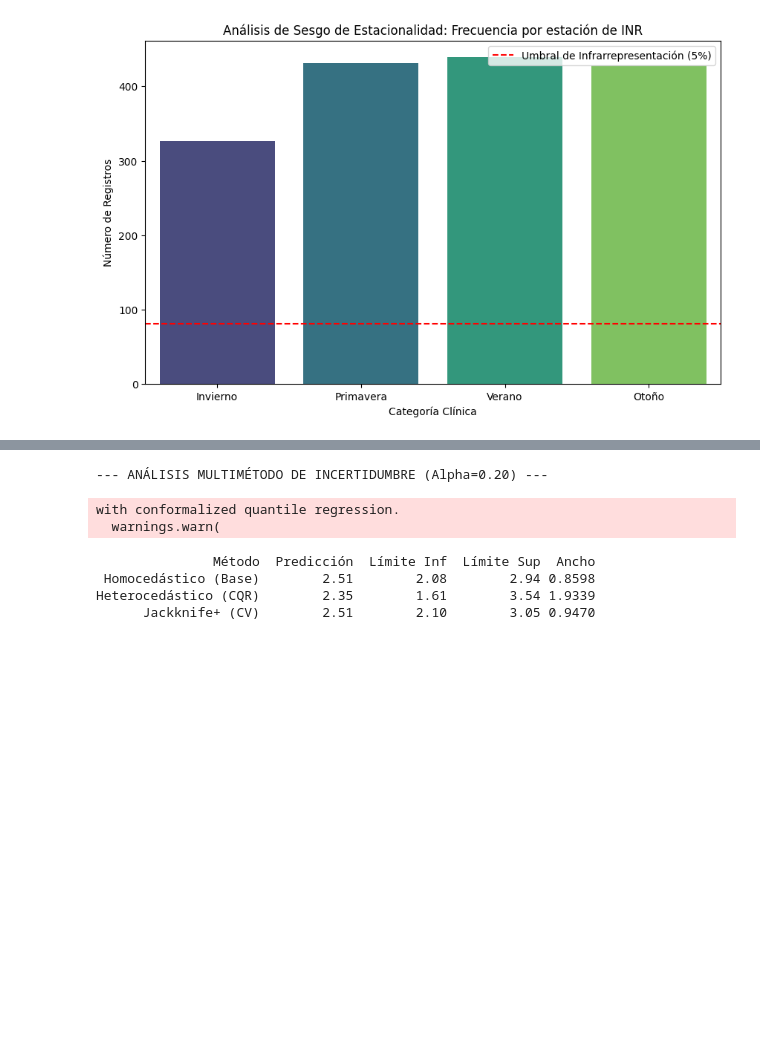
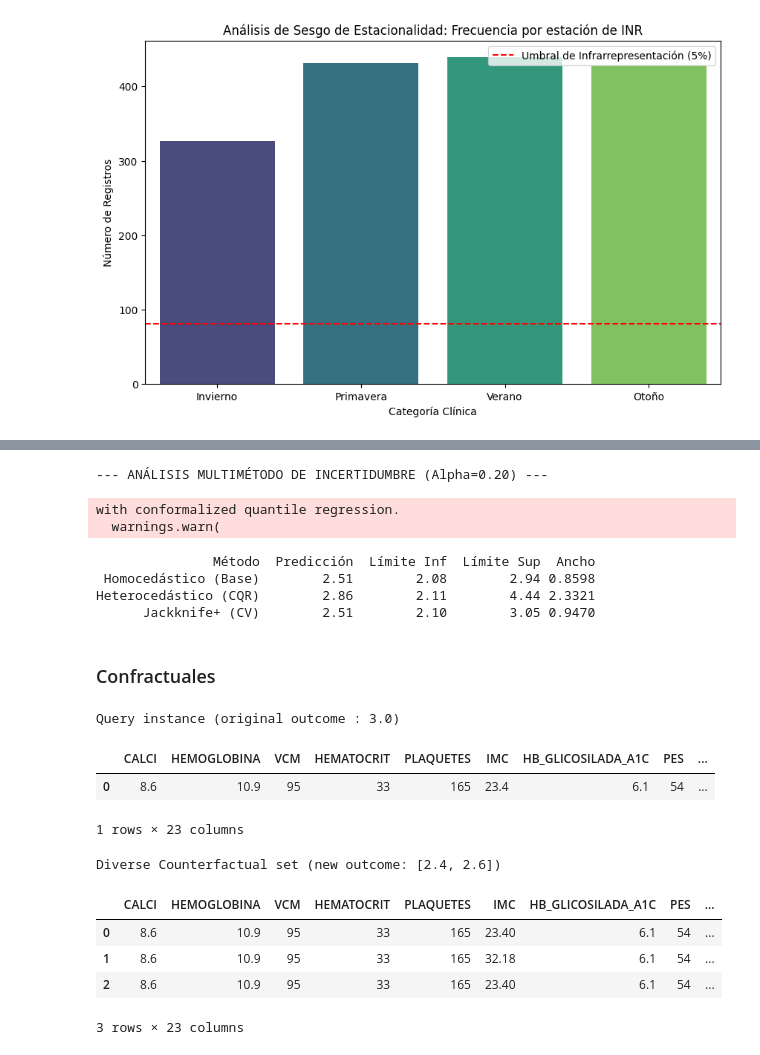
Before and after one commit to anavagi/anticoagulant-patology-analysis, a Jupyter notebook: UQ_Transferability_BiasDetection_04.ipynb, the cells around one changed output, grey strips where cells are left out. Drawn from its saved outputs; the diff is of its cells as text; code cells hidden in the pictures; blank space fills up the shorter version.

```diff
--- a/UQ_Transferability_BiasDetection_04.ipynb
+++ b/UQ_Transferability_BiasDetection_04.ipynb
@@ -872,7 +872,7 @@ paciente_3 = {
   "IMC": 27.6,
   "HB_GLICOSILADA_A1C": 7.4,
   "PES": 79,
-  "CRIBRATGE_ALIMENTACIO": 5.0,
+  "CRIBRATGE_ALIMENTACIO": 3.0,
   "MAGNESI": 1.4,
   "CLORUR": 96,
   "CBPAAT": 210,
@@ -928,5 +928,67 @@ with conformalized quantile regression.
   warnings.warn(
                Método  Predicción  Límite Inf  Límite Sup  Ancho
  Homocedástico (Base)        2.51        2.08        2.94 0.8598
-Heterocedástico (CQR)        2.35        1.61        3.54 1.9339
+Heterocedástico (CQR)        2.86        2.11        4.44 2.3321
       Jackknife+ (CV)        2.51        2.10        3.05 0.9470
+# %% [markdown]
+### Confractuales
+# %%
+import dice_ml
+
+paciente_1 = {
+  "CALCI": 8.6,
+  "HEMOGLOBINA": 10.9,
+  "VCM": 95,
+  "HEMATOCRIT": 33,
+  "PLAQUETES": 165,
+  "IMC": 23.4,
+  "HB_GLICOSILADA_A1C": 6.1,
+  "PES": 54,
+  "CRIBRATGE_ALIMENTACIO": 3.0,
+  "MAGNESI": 1.5,
+  "CLORUR": 97,
+  "CBPAAT": 138,
+  "VALORACIO_AUDIT_C": 0,
+  "NT_PROBNP": 8200,
+  "CREATINA_KINASA_CK": 98,
+  "FREQ_CARDIACA": 96,
+  "PCR": 6.2,
+  "HEMATIES": 3.5,
+  "DIAGNOSTIC_ASSOCIAT=FA_NE": 0,
+  "DIAGNOSTIC_ASSOCIAT=EP_Other_No_CorPulm": 0,
+  "DIAGNOSTIC_ASSOCIAT=FA_Cron": 1,
+  "DIAGNOSTIC_ASSOCIAT=Flebitis_Profunda": 0
+}
+
+df_train_dice = df_X_train.copy()
+df_train_dice['INR'] = y_train
+feature_names = [col for col in df_train_dice.columns if col != 'INR']
+
+# --- Inicializar DiCE ---
+# La librería DiCE requiere que le pases el modelo, los datos y los tipos de datos.
+d = dice_ml.Data(dataframe=df_train_dice, continuous_features=feature_names, outcome_name='INR')
+m = dice_ml.Model(model=rf_model, backend='sklearn', model_type='regressor')
+exp = dice_ml.Dice(d, m, method='random') # Método rápido, también se puede usar 'genetic'
+
+query_instance = pd.DataFrame([paciente_1])
+target_prediction_value = 2.5
+# --- Generar Explicaciones Contrafactuales ---
+dice_explanation = exp.generate_counterfactuals(
+     query_instance,
+     total_CFs=3, # Queremos 3 opciones diferentes
+     desired_range=[target_prediction_value - 0.1, target_prediction_value + 0.1]
+ )
+
+# 1. Generar el DataFrame de las explicaciones contrafactuales
+cf_df = dice_explanation.visualize_as_dataframe()
+# %% [output]
+Query instance (original outcome : 3.0)
+|  | CALCI | HEMOGLOBINA | VCM | HEMATOCRIT | PLAQUETES | IMC | HB_GLICOSILADA_A1C | PES | ... |
+| 0 | 8.6 | 10.9 | 95 | 33 | 165 | 23.4 | 6.1 | 54 | ... |
+1 rows × 23 columns
+Diverse Counterfactual set (new outcome: [2.4, 2.6])
+|  | CALCI | HEMOGLOBINA | VCM | HEMATOCRIT | PLAQUETES | IMC | HB_GLICOSILADA_A1C | PES | ... |
+| 0 | 8.6 | 10.9 | 95 | 33 | 165 | 23.40 | 6.1 | 54 | ... |
+| 1 | 8.6 | 10.9 | 95 | 33 | 165 | 32.18 | 6.1 | 54 | ... |
+| 2 | 8.6 | 10.9 | 95 | 33 | 165 | 23.40 | 6.1 | 54 | ... |
+3 rows × 23 columns
```
Also changed, not shown: parts of 7 cells of this notebook, 4 other files.
